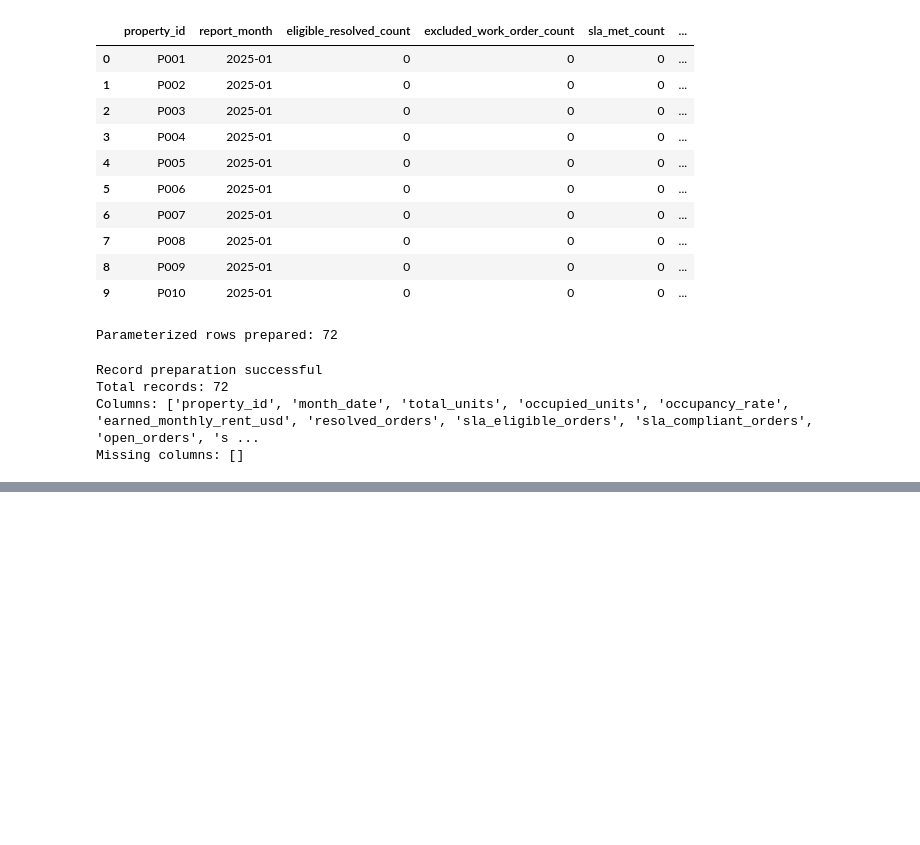
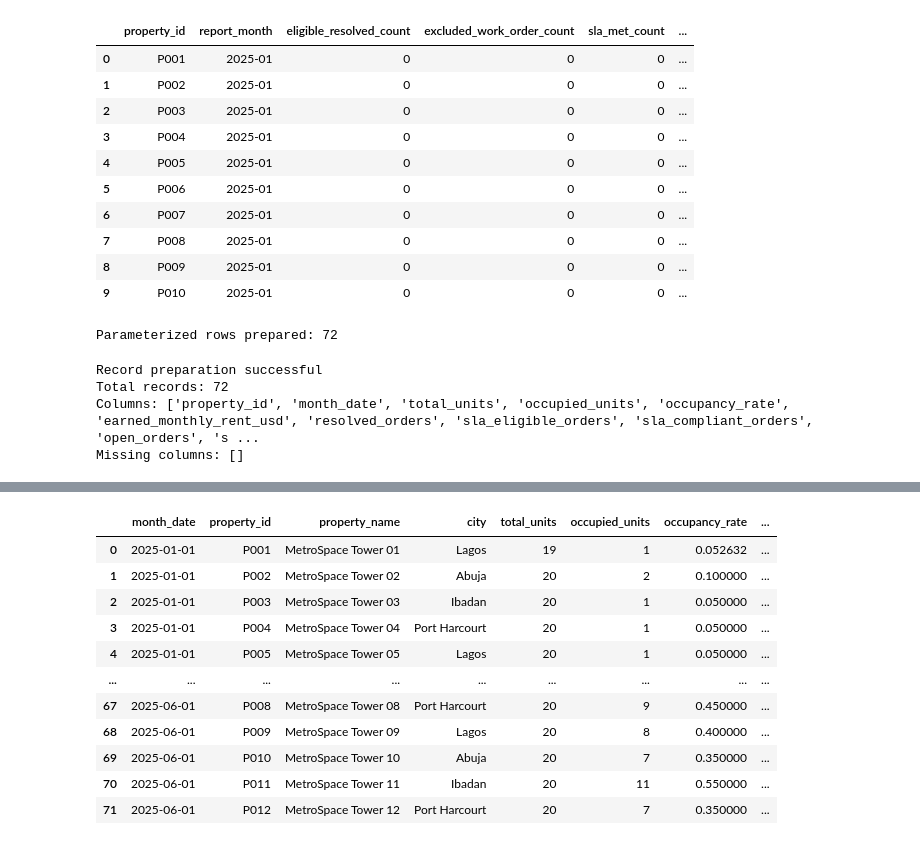
Before and after one commit to chinweubaudeh/PropTech360_Capstone_data_pipeline, a Jupyter notebook: notebook/PropTech360_pipeline.ipynb, the cells around one changed output, grey strips where cells are left out. Cells and saved outputs as stored; diff of their text form; code cells hidden in the pictures; blank space fills up the shorter version.

```diff
--- a/notebook/PropTech360_pipeline.ipynb
+++ b/notebook/PropTech360_pipeline.ipynb
@@ -6908,0 +7520,77 @@ Missing columns: []
+# %%
+
+import pandas as pd
+from sqlalchemy import text
+
+# =====================================================
+# PROPTECH360: EXECUTE FIVE ANALYTICAL QUESTIONS
+# =====================================================
+
+analytics_path = SQL_DIR / "03_analytics.sql"
+
+analytics_sql = analytics_path.read_text(
+    encoding="utf-8-sig"
+)
+
+# Your existing SQL file has no semicolons inside
+# SQL strings or procedural blocks.
+statements = [
+    s.strip()
+    for s in analytics_sql.split(";")
+    if s.strip()
+]
+
+if len(statements) != 6:
+    raise ValueError(
+        f"Expected 6 SQL statements, "
+        f"found {len(statements)}. "
+        "Check 03_analytics.sql."
+    )
+
+query_results = {}
+
+with engine.begin() as conn:
+
+    # Queries 1-4: Analytical SELECT queries
+    for number in range(1, 5):
+
+        print(f"Running analytics query {number}...")
+
+        query_results[number] = pd.read_sql_query(
+            text(statements[number - 1]),
+            conn
+        )
+
+        print(
+            f"Query {number} completed: "
+            f"{len(query_results[number])} rows"
+        )
+
+    # Query 5, part 1: Create dashboard view
+    conn.execute(text(statements[4]))
+
+    # Query 5, part 2: Read the dashboard
+    query_results[5] = pd.read_sql_query(
+        text(statements[5]),
+        conn
+    )
+
+    print("Query 5 dashboard completed")
+
+# Display analytics results
+query_names = {
+    1: "Property Occupancy Ranking",
+    2: "Earned Contractual Rent by City",
+    3: "Maintenance SLA Compliance",
+    4: "Above-Average Energy Intensity",
+    5: "Portfolio Dashboard"
+}
+
+for number, name in query_names.items():
+
+    print(f"\nQUERY {number}: {name}")
+
+    display(query_results[number])
+
+print("\nPASS: All five analytics queries completed.")
+# %% [output]
@@ -6908,0 +7644,12 @@ Missing columns: []
+|  | month_date | property_id | property_name | city | total_units | occupied_units | occupancy_rate | ... |
+| 0 | 2025-01-01 | P001 | MetroSpace Tower 01 | Lagos | 19 | 1 | 0.052632 | ... |
+| 1 | 2025-01-01 | P002 | MetroSpace Tower 02 | Abuja | 20 | 2 | 0.100000 | ... |
+| 2 | 2025-01-01 | P003 | MetroSpace Tower 03 | Ibadan | 20 | 1 | 0.050000 | ... |
+| 3 | 2025-01-01 | P004 | MetroSpace Tower 04 | Port Harcourt | 20 | 1 | 0.050000 | ... |
+| 4 | 2025-01-01 | P005 | MetroSpace Tower 05 | Lagos | 20 | 1 | 0.050000 | ... |
+| ... | ... | ... | ... | ... | ... | ... | ... | ... |
+| 67 | 2025-06-01 | P008 | MetroSpace Tower 08 | Port Harcourt | 20 | 9 | 0.450000 | ... |
+| 68 | 2025-06-01 | P009 | MetroSpace Tower 09 | Lagos | 20 | 8 | 0.400000 | ... |
+| 69 | 2025-06-01 | P010 | MetroSpace Tower 10 | Abuja | 20 | 7 | 0.350000 | ... |
+| 70 | 2025-06-01 | P011 | MetroSpace Tower 11 | Ibadan | 20 | 11 | 0.550000 | ... |
+| 71 | 2025-06-01 | P012 | MetroSpace Tower 12 | Port Harcourt | 20 | 7 | 0.350000 | ... |
```
Also changed, not shown: parts of 4 cells of this notebook.
